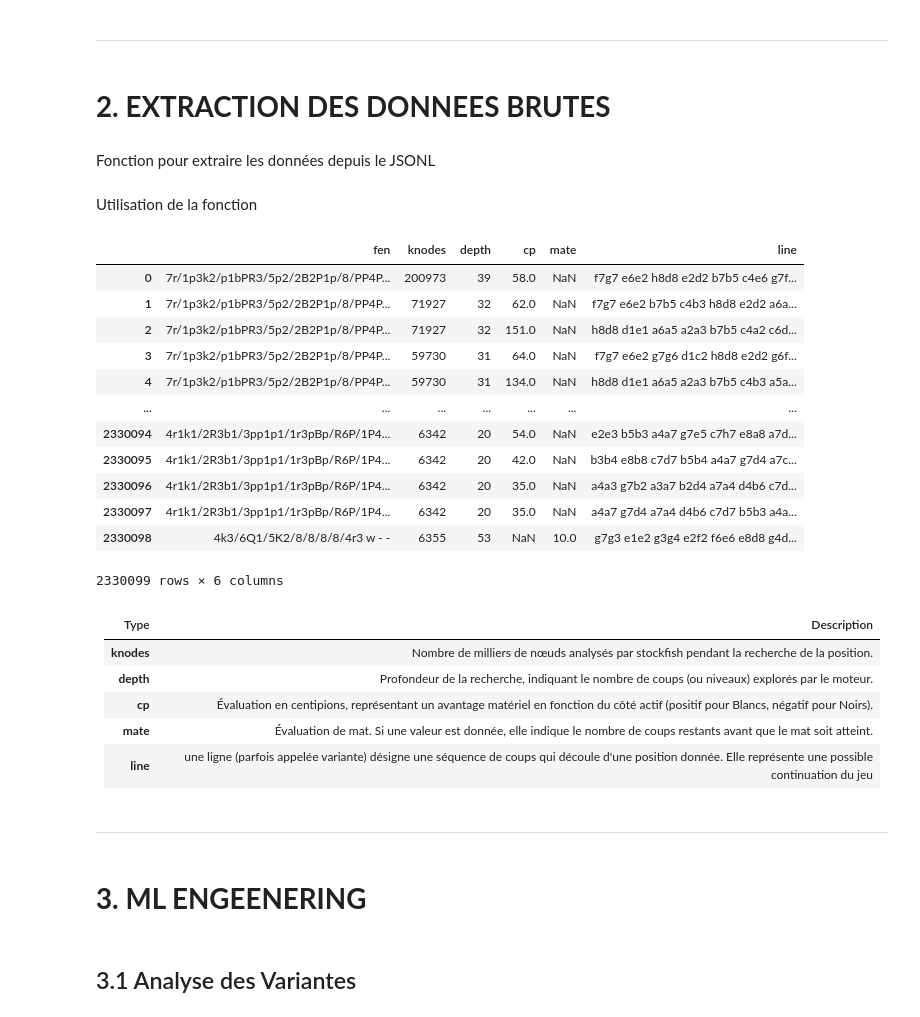
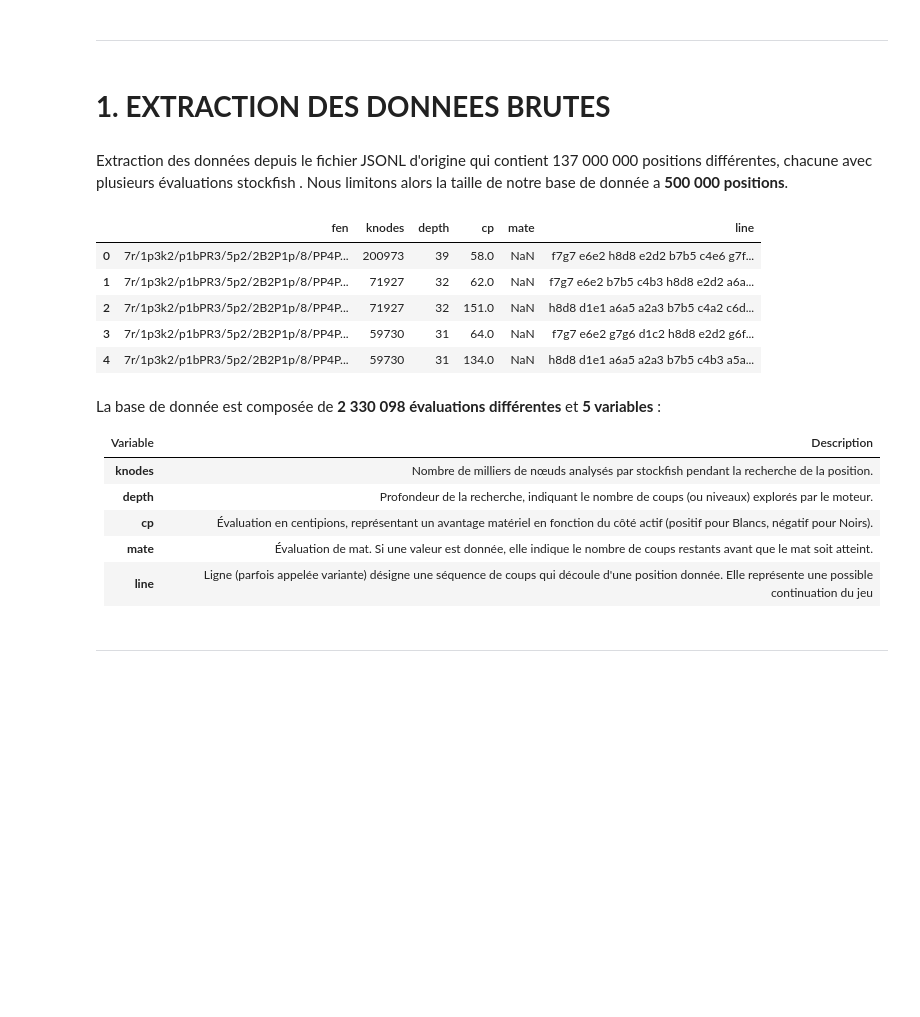
Before and after one commit to Tusked34/ML_Chess_2024, a Jupyter notebook: Test_Theo.ipynb, the cells around one changed output. Cells and saved outputs as stored; diff of their text form; code cells hidden in the pictures; blank space fills up the shorter version.

```diff
--- a/Test_Theo.ipynb
+++ b/Test_Theo.ipynb
@@ -9,72 +21,29 @@ warnings.filterwarnings("ignore")
 # %% [markdown]
 ---
 # %% [markdown]
-# **2. EXTRACTION DES DONNEES BRUTES**
+# **1. EXTRACTION DES DONNEES BRUTES**
-# %% [markdown]
-Fonction pour extraire les données depuis le JSONL
-# %%
-
-def extract_data(file_path, max_rows=50):
-    data = []
-
-    with open(file_path, 'r') as f:
-        for idx, line in enumerate(f):
-            if idx >= max_rows:
-                break
-
-            position = json.loads(line)
-            fen = position.get("fen")
-
-            for eval_data in position.get("evals", []):
-                knodes = eval_data.get("knodes")
-                depth = eval_data.get("depth")
-
-                for pv in eval_data.get("pvs", []):
-                    cp = pv.get("cp")
-                    mate = pv.get("mate")
-                    line = pv.get("line")
-
-                    data.append({
-                        "fen": fen,
-                        "knodes": knodes,
-                        "depth": depth,
-                        "cp": cp,
-                        "mate": mate,
-                        "line": line
-                    })
-
-    return pd.DataFrame(data)
-# %% [markdown]
-Utilisation de la fonction
+# %% [markdown]
+Extraction des données depuis le fichier JSONL d'origine qui contient 137 000 000 positions différentes, chacune avec plusieurs évaluations stockfish . Nous limitons alors la taille de notre base de donnée a **500 000 positions**.
 # %%
-file_path = 'data\lichess_db_eval.jsonl'  # Remplacez par le chemin de votre fichier
-data_raw = extract_data(file_path, max_rows=500000)
-data_raw
+file_path = 'data\lichess_db_eval.jsonl'
+data_raw = extract_data(file_path, max_rows=10000)
+data_raw.head(5)
 # %% [output]
 |  | fen | knodes | depth | cp | mate | line |
 | 0 | 7r/1p3k2/p1bPR3/5p2/2B2P1p/8/PP4P... | 200973 | 39 | 58.0 | NaN | f7g7 e6e2 h8d8 e2d2 b7b5 c4e6 g7f... |
 | 1 | 7r/1p3k2/p1bPR3/5p2/2B2P1p/8/PP4P... | 71927 | 32 | 62.0 | NaN | f7g7 e6e2 b7b5 c4b3 h8d8 e2d2 a6a... |
 | 2 | 7r/1p3k2/p1bPR3/5p2/2B2P1p/8/PP4P... | 71927 | 32 | 151.0 | NaN | h8d8 d1e1 a6a5 a2a3 b7b5 c4a2 c6d... |
 | 3 | 7r/1p3k2/p1bPR3/5p2/2B2P1p/8/PP4P... | 59730 | 31 | 64.0 | NaN | f7g7 e6e2 g7g6 d1c2 h8d8 e2d2 g6f... |
 | 4 | 7r/1p3k2/p1bPR3/5p2/2B2P1p/8/PP4P... | 59730 | 31 | 134.0 | NaN | h8d8 d1e1 a6a5 a2a3 b7b5 c4b3 a5a... |
-| ... | ... | ... | ... | ... | ... | ... |
-| 2330094 | 4r1k1/2R3b1/3pp1p1/1r3pBp/R6P/1P4... | 6342 | 20 | 54.0 | NaN | e2e3 b5b3 a4a7 g7e5 c7h7 e8a8 a7d... |
-| 2330095 | 4r1k1/2R3b1/3pp1p1/1r3pBp/R6P/1P4... | 6342 | 20 | 42.0 | NaN | b3b4 e8b8 c7d7 b5b4 a4a7 g7d4 a7c... |
-| 2330096 | 4r1k1/2R3b1/3pp1p1/1r3pBp/R6P/1P4... | 6342 | 20 | 35.0 | NaN | a4a3 g7b2 a3a7 b2d4 a7a4 d4b6 c7d... |
-| 2330097 | 4r1k1/2R3b1/3pp1p1/1r3pBp/R6P/1P4... | 6342 | 20 | 35.0 | NaN | a4a7 g7d4 a7a4 d4b6 c7d7 b5b3 a4a... |
-| 2330098 | 4k3/6Q1/5K2/8/8/8/8/4r3 w - - | 6355 | 53 | NaN | 10.0 | g7g3 e1e2 g3g4 e2f2 f6e6 e8d8 g4d... |
-2330099 rows × 6 columns
 # %% [markdown]
-| Type            | Description                                                                                                        |
+La base de donnée est composée de **2 330 098 évaluations différentes** et **5 variables** :
+
+| Variable            | Description                                                                                                        |
 |-----------------|--------------------------------------------------------------------------------------------------------------------|
 | **knodes**      | Nombre de milliers de nœuds analysés par stockfish pendant la recherche de la position.                   |
 | **depth**       | Profondeur de la recherche, indiquant le nombre de coups (ou niveaux) explorés par le moteur.                     |
 | **cp**          | Évaluation en centipions, représentant un avantage matériel en fonction du côté actif (positif pour Blancs, négatif pour Noirs). |
 | **mate**        | Évaluation de mat. Si une valeur est donnée, elle indique le nombre de coups restants avant que le mat soit atteint. |
-| **line**        | une ligne (parfois appelée variante) désigne une séquence de coups qui découle d'une position donnée. Elle représente une possible continuation du jeu |
+| **line**        | Ligne (parfois appelée variante) désigne une séquence de coups qui découle d'une position donnée. Elle représente une possible continuation du jeu |
 # %% [markdown]
 ---
-# %% [markdown]
-# **3. ML ENGEENERING**
-# %% [markdown]
-## 3.1 Analyse des Variantes
```
Also changed, not shown: parts of 67 cells of this notebook, 10 other files.
